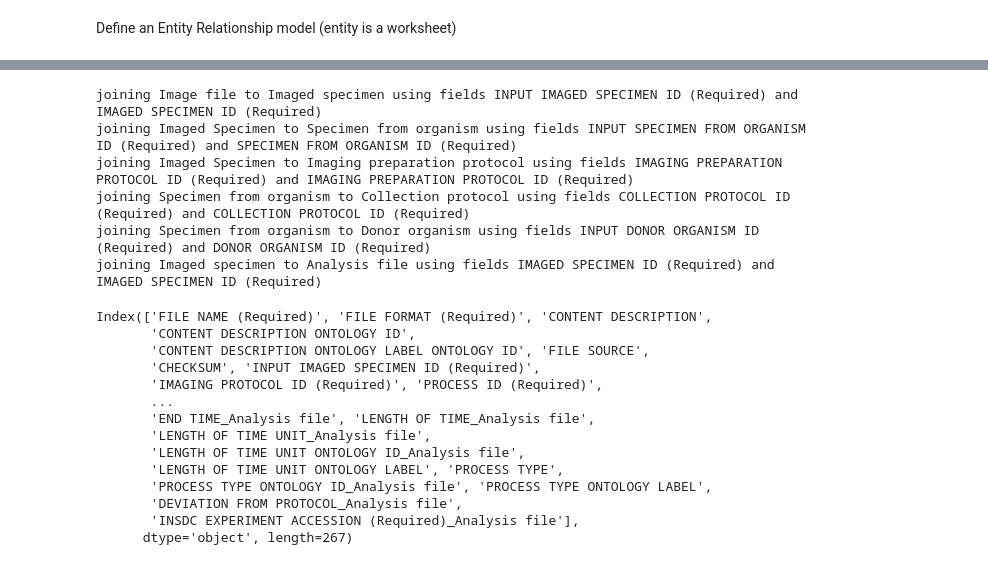
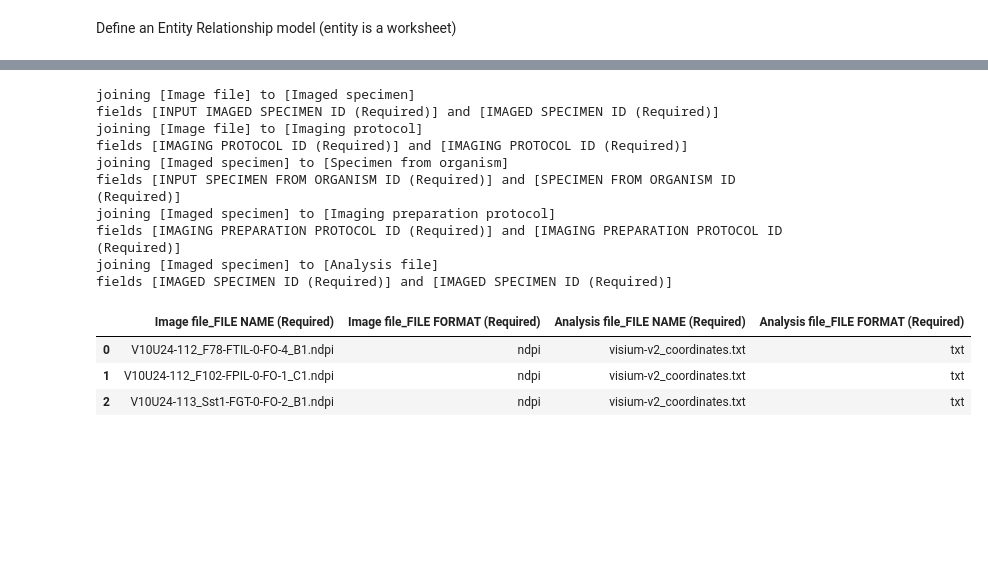
Before and after one commit to ebi-ait/hca-ebi-dev-team, a Jupyter notebook: scripts/metadata-spreadsheet-by-file/HCA Project Metadata Spreadsheet.ipynb, the cells around one changed output, grey strips where cells are left out. Drawn from its saved outputs; the diff is of its cells as text; code cells hidden in the pictures; blank space fills up the shorter version.

```diff
--- a/scripts/metadata-spreadsheet-by-file/HCA Project Metadata Spreadsheet.ipynb
+++ b/scripts/metadata-spreadsheet-by-file/HCA Project Metadata Spreadsheet.ipynb
@@ -198,40 +189,45 @@ nx.draw_networkx_edge_labels(G, pos, labels, font_size=10)
 # %%
+import pandas as pd
 sep='\|\|'
 def explode_csv_col(df :pd.DataFrame, column :str, sep=',') -> pd.DataFrame:
     cols={}
-    cols[col] = df[column].str.split(sep)
+    cols[column] = df[column].str.split(sep)
     return df.assign(**cols).explode(column)
 
-def prefix_column_name(column_name, prefix):
-    return f'{prefix}__{column_name}'
+def format_column_name(column_name, namespace):
+    return f'{namespace}_{column_name}'
 
 def prefix_columns(df, prefix):
-    return df.rename(columns=lambda c:prefix_column_name(prefix=prefix,column_name=c))
+    return df.rename(columns=lambda c:format_column_name(namespace=prefix,column_name=c))
 
 first_data_line=4
 def remove_field_desc_lines(df:pd.DataFrame) -> pd.DataFrame:
     return df[first_data_line:]
 # %%
+from datetime import datetime
+now = lambda : datetime.now().strftime('%H%M%S.%f')
+
+import os
 def join_worksheet(worksheet:pd.DataFrame, link:Link, spreadsheet:str) -> pd.DataFrame:
-    print(f'joining {link.source} to {link.target} using fields {link.source_field} and {link.target_field}')
-
+    print(f'joining [{link.source}] to [{link.target}]')
+    print(f'fields [{link.source_field}] and [{link.target_field}]')
     try:
-        source_field = link.source_field
+        source_field = format_column_name(column_name=link.source_field, namespace=link.source)
+        target_field = format_column_name(column_name=link.target_field, namespace=link.target)
         worksheet = explode_csv_col(df=worksheet, column=source_field, sep=sep)
 
         target = pd.read_excel(spreadsheet, link.target)
         target = remove_field_desc_lines(target)
-        # target = prefix_columns(target, prefix=link.target)
-        target_field = link.target_field
+        target = prefix_columns(target, prefix=link.target)
+
         target = explode_csv_col(target, column=target_field, sep=sep)
 
         result = worksheet.merge(target,
                                  how=link.join_type,
                                  left_on=source_field,
-                                 right_on=target_field,
-                                suffixes=('', f'_{link.target}'))
-    except RuntimeError as e:
-        print(f'problem joining {link.source} to {link.target} using fields {source_field} and {target_field}: {e}')
+                                 right_on=target_field)
+    except KeyError as e:
+        print(f'problem joining [{link.source}] to [{link.target}] using fields [{source_field}] and [{target_field}]: {e}')
         raise e
     return result
 # %%
@@ -241,20 +237,24 @@ from functools import reduce
 
 def flatten_spreadsheet(spreadsheet, report_entity):
     report_sheet = pd.read_excel(spreadsheet, report_entity)
-    # report_sheet = prefix_columns(report_sheet, prefix=report_entity)
+    report_sheet = prefix_columns(report_sheet, prefix=report_entity)
     report_sheet = remove_field_desc_lines(report_sheet)
-    flattened = reduce(partial(join_worksheet,spreadsheet=spreadsheet),
+    flattened = reduce(partial(join_worksheet, spreadsheet=spreadsheet),
                        links,
                        report_sheet)
     return flattened
 flattened = flatten_spreadsheet(spreadsheet, report_entity)
 # %% [output]
-joining Image file to Imaged specimen using fields INPUT IMAGED SPECIMEN ID (Required) and IMAGED SPECIMEN ID (Required)
-joining Imaged Specimen to Specimen from organism using fields INPUT SPECIMEN FROM ORGANISM ID (Required) and SPECIMEN FROM ORGANISM ID (Required)
-joining Imaged Specimen to Imaging preparation protocol using fields IMAGING PREPARATION PROTOCOL ID (Required) and IMAGING PREPARATION PROTOCOL ID (Required)
-joining Specimen from organism to Collection protocol using fields COLLECTION PROTOCOL ID (Required) and COLLECTION PROTOCOL ID (Required)
-joining Specimen from organism to Donor organism using fields INPUT DONOR ORGANISM ID (Required) and DONOR ORGANISM ID (Required)
-joining Imaged specimen to Analysis file using fields IMAGED SPECIMEN ID (Required) and IMAGED SPECIMEN ID (Required)
+joining [Image file] to [Imaged specimen]
+fields [INPUT IMAGED SPECIMEN ID (Required)] and [IMAGED SPECIMEN ID (Required)]
+joining [Image file] to [Imaging protocol]
+fields [IMAGING PROTOCOL ID (Required)] and [IMAGING PROTOCOL ID (Required)]
+joining [Imaged specimen] to [Specimen from organism]
+fields [INPUT SPECIMEN FROM ORGANISM ID (Required)] and [SPECIMEN FROM ORGANISM ID (Required)]
+joining [Imaged specimen] to [Imaging preparation protocol]
+fields [IMAGING PREPARATION PROTOCOL ID (Required)] and [IMAGING PREPARATION PROTOCOL ID (Required)]
+joining [Imaged specimen] to [Analysis file]
+fields [IMAGED SPECIMEN ID (Required)] and [IMAGED SPECIMEN ID (Required)]
 # %%
 from os.path import basename, splitext
 report_entity_clean = report_entity.replace(" ","-")
@@ -275,19 +275,9 @@ fh.properties.keywords = f'flattened,hca,metadata,{project_label},{report_entity
 
 fh.save(flattened_filename)
 # %%
-flattened.columns
+flattened[['Image file_FILE NAME (Required)', 'Image file_FILE FORMAT (Required)', 'Analysis file_FILE NAME (Required)', 'Analysis file_FILE FORMAT (Required)']]
 # %% [output]
-Index(['FILE NAME (Required)', 'FILE FORMAT (Required)', 'CONTENT DESCRIPTION',
-       'CONTENT DESCRIPTION ONTOLOGY ID',
-       'CONTENT DESCRIPTION ONTOLOGY LABEL ONTOLOGY ID', 'FILE SOURCE',
-       'CHECKSUM', 'INPUT IMAGED SPECIMEN ID (Required)',
-       'IMAGING PROTOCOL ID (Required)', 'PROCESS ID (Required)',
-       ...
-       'END TIME_Analysis file', 'LENGTH OF TIME_Analysis file',
-       'LENGTH OF TIME UNIT_Analysis file',
-       'LENGTH OF TIME UNIT ONTOLOGY ID_Analysis file',
-       'LENGTH OF TIME UNIT ONTOLOGY LABEL', 'PROCESS TYPE',
-       'PROCESS TYPE ONTOLOGY ID_Analysis file', 'PROCESS TYPE ONTOLOGY LABEL',
-       'DEVIATION FROM PROTOCOL_Analysis file',
-       'INSDC EXPERIMENT ACCESSION (Required)_Analysis file'],
-      dtype='object', length=267)
+|  | Image file_FILE NAME (Required) | Image file_FILE FORMAT (Required) | Analysis file_FILE NAME (Required) | Analysis file_FILE FORMAT (Required) |
+| 0 | V10U24-112_F78-FTIL-0-FO-4_B1.ndpi | ndpi | visium-v2_coordinates.txt | txt |
+| 1 | V10U24-112_F102-FPIL-0-FO-1_C1.ndpi | ndpi | visium-v2_coordinates.txt | txt |
+| 2 | V10U24-113_Sst1-FGT-0-FO-2_B1.ndpi | ndpi | visium-v2_coordinates.txt | txt |
```
Also changed, not shown: parts of 4 cells of this notebook, 4 other files.
